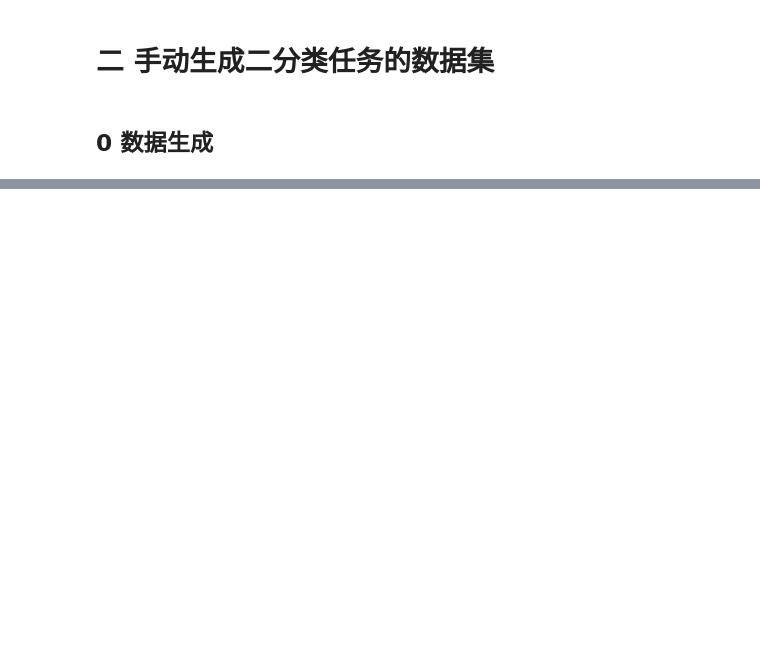
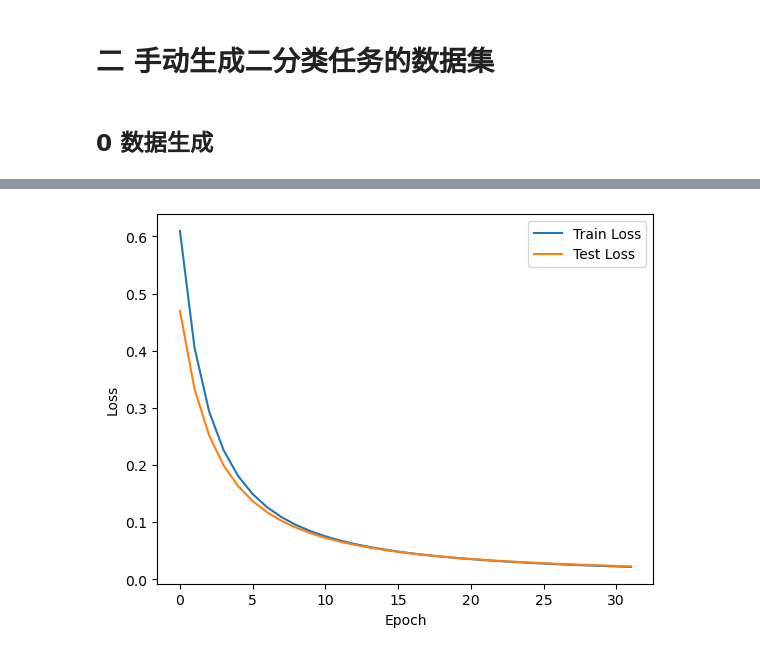
Before and after one commit to qingshanblue/DeepLearning, a Jupyter notebook: experiment2/sy2-2_MLP-BCC.ipynb, the cells around one changed output, grey strips where cells are left out. Saved outputs shown, nothing was run; the diff lists cells and outputs as text; code cells hidden in the pictures; blank space fills up the shorter version.

```diff
--- a/experiment2/sy2-2_MLP-BCC.ipynb
+++ b/experiment2/sy2-2_MLP-BCC.ipynb
@@ -51,0 +134,15 @@ def test_iter(batch_size, features=X_test, labels=y_test):
+# %%
+def eval_loss_fn(data_iter, net, loss, batch_size, device):
+    # net.eval()
+    with torch.no_grad():
+        num_total = 0
+        loss_val = 0
+        for X_batch, y_batch in data_iter(batch_size=batch_size):
+            X_batch, y_batch = X_batch.to(device), y_batch.to(device)
+
+            y_hat = net.forward(X_batch)
+            num_total += len(y_batch)
+            loss_val += loss.calc(y_hat, y_batch.view(-1, 1)).item() * len(y_batch)
+        loss_val /= num_total
+    # net.train()
+    return loss_val
@@ -51,0 +182,27 @@ def test_iter(batch_size, features=X_test, labels=y_test):
+# %%
+lr = 0.03
+num_epochs = 32
+batch_size = 1024
+net = Net(p, h, 1, devc)
+loss = Loss()
+optimizer = Optimizer(net.parameters(), lr)
+
+train_loss_list, test_loss_list = train(
+    net,
+    loss,
+    optimizer,
+    train_iter,
+    test_iter,
+    eval_loss_fn,
+    num_epochs,
+    batch_size,
+    devc,
+)
+
+plt.plot(train_loss_list, label="Train Loss")
+plt.plot(test_loss_list, label="Test Loss")
+plt.xlabel("Epoch")
+plt.ylabel("Loss")
+plt.legend()
+plt.show()
+# %% [output]
@@ -51,0 +226 @@ def test_iter(batch_size, features=X_test, labels=y_test):
+[figure, added]
```
Also changed, not shown: parts of 15 cells of this notebook, 2 other files.
